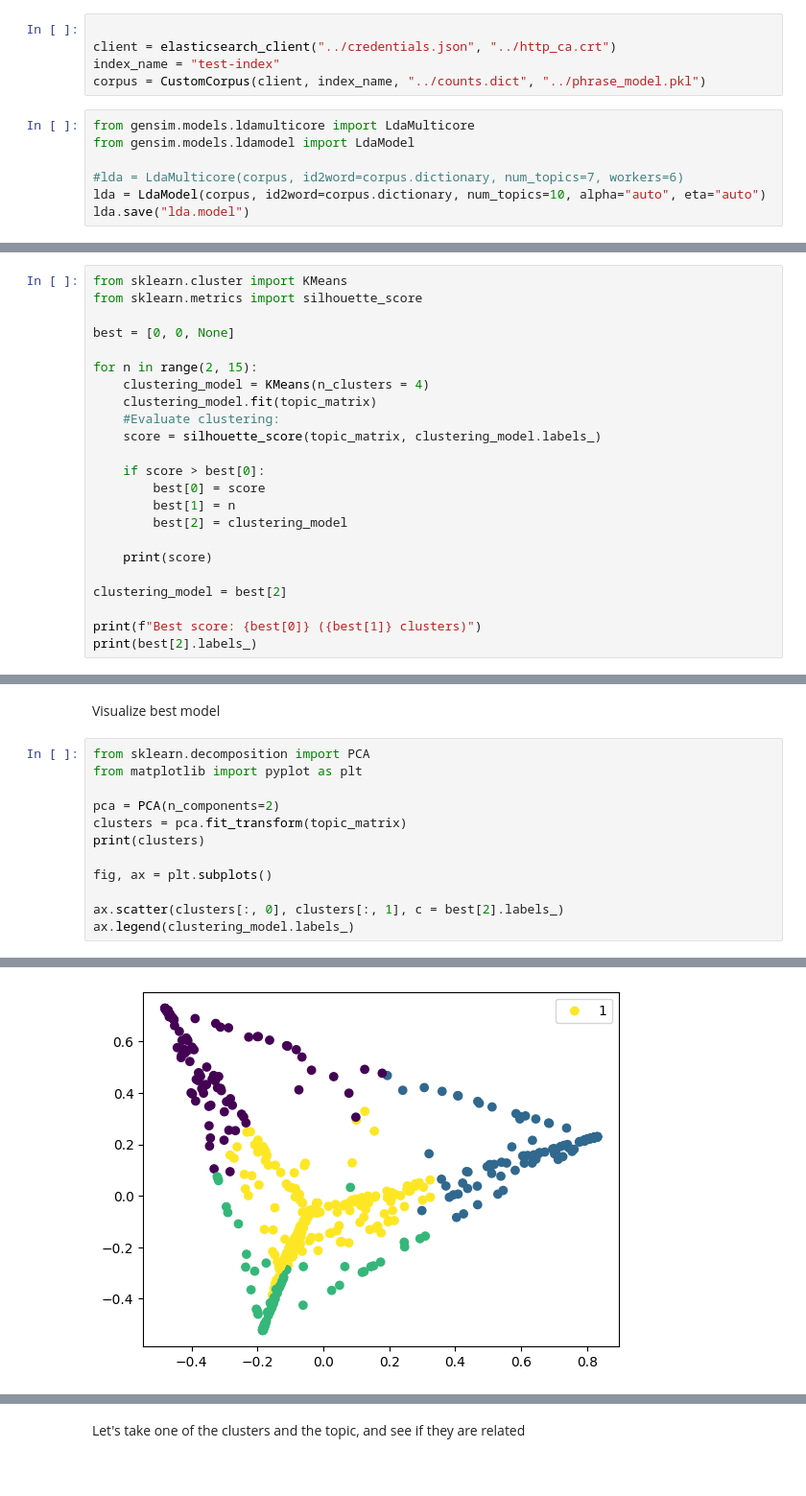
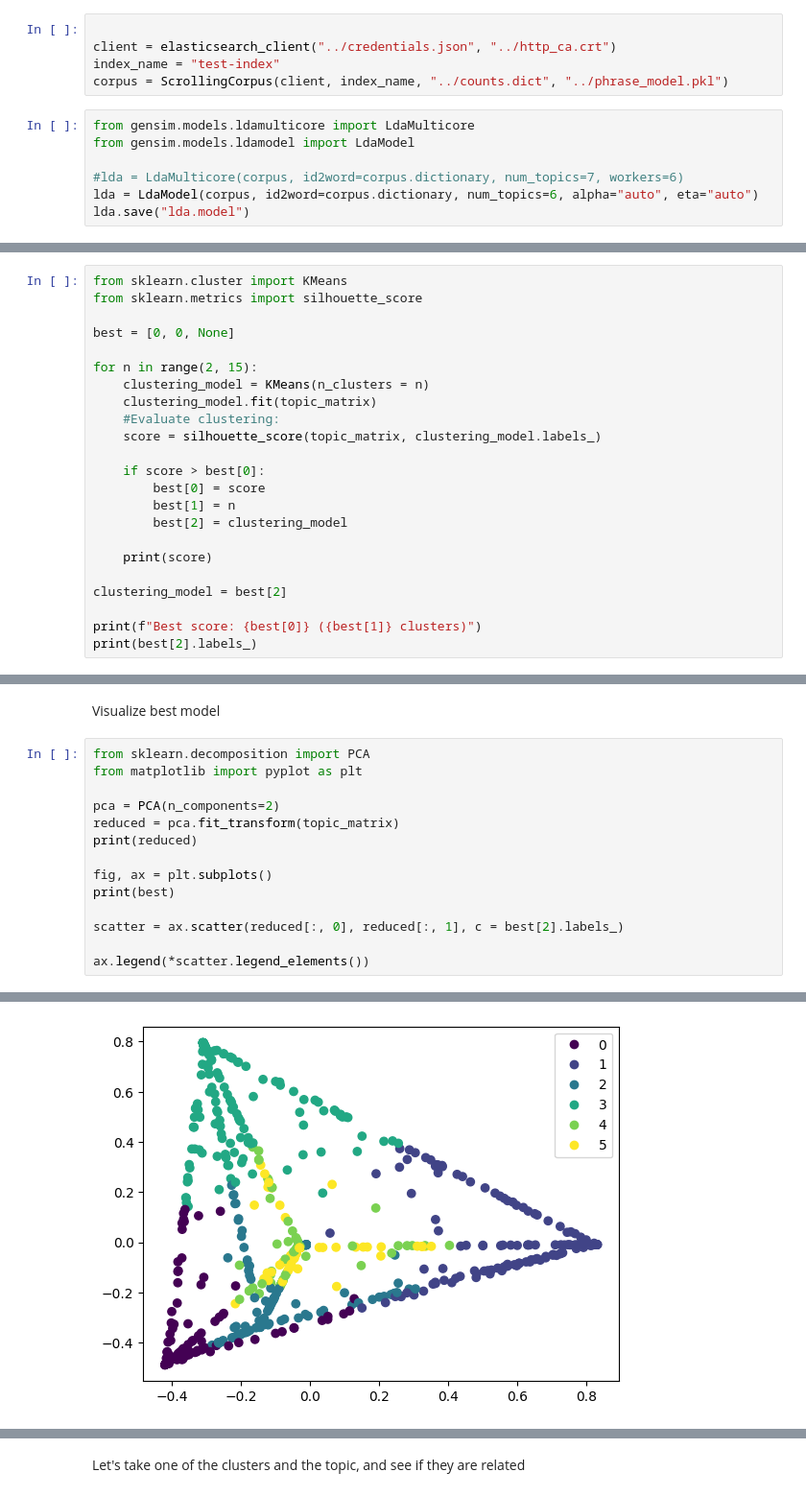
Before and after one commit to PKalozoumis/CEID-Thesis-2025, a Jupyter notebook: notebooks/topic_lda.ipynb, the cells around one changed output, grey strips where cells are left out. Shown at 96% size. Cells and saved outputs as stored; diff of their text form.

Commit message:
More topic

```diff
--- a/notebooks/topic_lda.ipynb
+++ b/notebooks/topic_lda.ipynb
@@ -12,11 +13,11 @@ from elastic import elasticsearch_client
 
 client = elasticsearch_client("../credentials.json", "../http_ca.crt")
 index_name = "test-index"
-corpus = CustomCorpus(client, index_name, "../counts.dict", "../phrase_model.pkl")
+corpus = ScrollingCorpus(client, index_name, "../counts.dict", "../phrase_model.pkl")
 # %%
 from gensim.models.ldamulticore import LdaMulticore
 from gensim.models.ldamodel import LdaModel
 
 #lda = LdaMulticore(corpus, id2word=corpus.dictionary, num_topics=7, workers=6)
-lda = LdaModel(corpus, id2word=corpus.dictionary, num_topics=10, alpha="auto", eta="auto")
+lda = LdaModel(corpus, id2word=corpus.dictionary, num_topics=6, alpha="auto", eta="auto")
 lda.save("lda.model")
@@ -67,7 +68,7 @@ from sklearn.metrics import silhouette_score
 best = [0, 0, None]
 
 for n in range(2, 15):
-    clustering_model = KMeans(n_clusters = 4)
+    clustering_model = KMeans(n_clusters = n)
     clustering_model.fit(topic_matrix)
     #Evaluate clustering:
     score = silhouette_score(topic_matrix, clustering_model.labels_)
@@ -106,11 +107,13 @@ from sklearn.decomposition import PCA
 from matplotlib import pyplot as plt
 
 pca = PCA(n_components=2)
-clusters = pca.fit_transform(topic_matrix)
-print(clusters)
+reduced = pca.fit_transform(topic_matrix)
+print(reduced)
 
 fig, ax = plt.subplots()
+print(best)
 
-ax.scatter(clusters[:, 0], clusters[:, 1], c = best[2].labels_)
-ax.legend(clustering_model.labels_)
+scatter = ax.scatter(reduced[:, 0], reduced[:, 1], c = best[2].labels_)
+
+ax.legend(*scatter.legend_elements())
 # %% [output]
@@ -124,2 +128,2 @@ ax.legend(clustering_model.labels_)
 <matplotlib.legend.Legend at 0x...>
-[figure, old version]
+[figure, new version]
```
Also changed, not shown: parts of 14 cells of this notebook, 10 other files.
